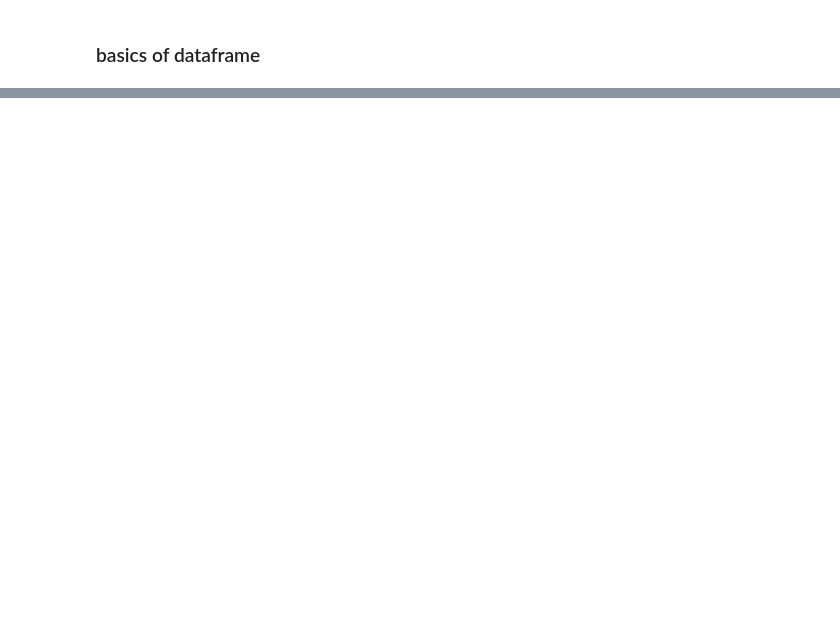
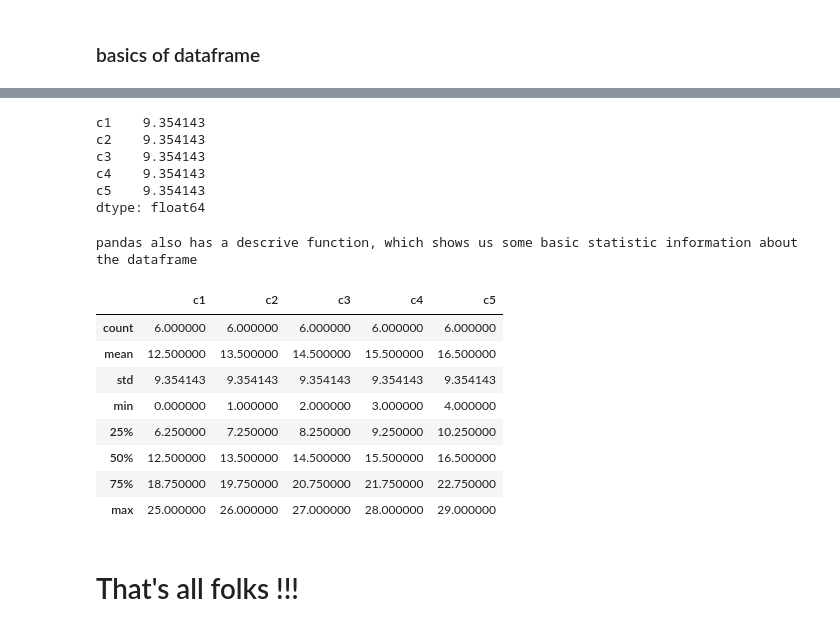
Before and after one commit to webhash/kunji_python, a Jupyter notebook: TamingPython/Taming_Pandas_1.ipynb, the cells around one changed output, grey strips where cells are left out. Drawn from its saved outputs; the diff is of its cells as text; code cells hidden in the pictures; blank space fills up the shorter version.

```diff
--- a/TamingPython/Taming_Pandas_1.ipynb
+++ b/TamingPython/Taming_Pandas_1.ipynb
@@ -603,0 +1209,3 @@ ndf
+# %%
+new_df = pd.DataFrame(np.arange(30).reshape(6,5), index=['a','b','c','d','e','f'], columns=['c1','c2','c3','c4','c5'])
+new_df
@@ -603,0 +1297,26 @@ ndf
+# %%
+new_df.std()
+# %% [output]
+c1    9.354143
+c2    9.354143
+c3    9.354143
+c4    9.354143
+c5    9.354143
+dtype: float64
+# %%
+print(note := "pandas also has a descrive function, which shows us some basic statistic information about the dataframe")
+print()
+new_df.describe()
+# %% [output]
+pandas also has a descrive function, which shows us some basic statistic information about the dataframe
+|  | c1 | c2 | c3 | c4 | c5 |
+| count | 6.000000 | 6.000000 | 6.000000 | 6.000000 | 6.000000 |
+| mean | 12.500000 | 13.500000 | 14.500000 | 15.500000 | 16.500000 |
+| std | 9.354143 | 9.354143 | 9.354143 | 9.354143 | 9.354143 |
+| min | 0.000000 | 1.000000 | 2.000000 | 3.000000 | 4.000000 |
+| 25% | 6.250000 | 7.250000 | 8.250000 | 9.250000 | 10.250000 |
+| 50% | 12.500000 | 13.500000 | 14.500000 | 15.500000 | 16.500000 |
+| 75% | 18.750000 | 19.750000 | 20.750000 | 21.750000 | 22.750000 |
+| max | 25.000000 | 26.000000 | 27.000000 | 28.000000 | 29.000000 |
+# %% [markdown]
+# That's all folks !!!
```
Also changed, not shown: parts of 147 cells of this notebook.
